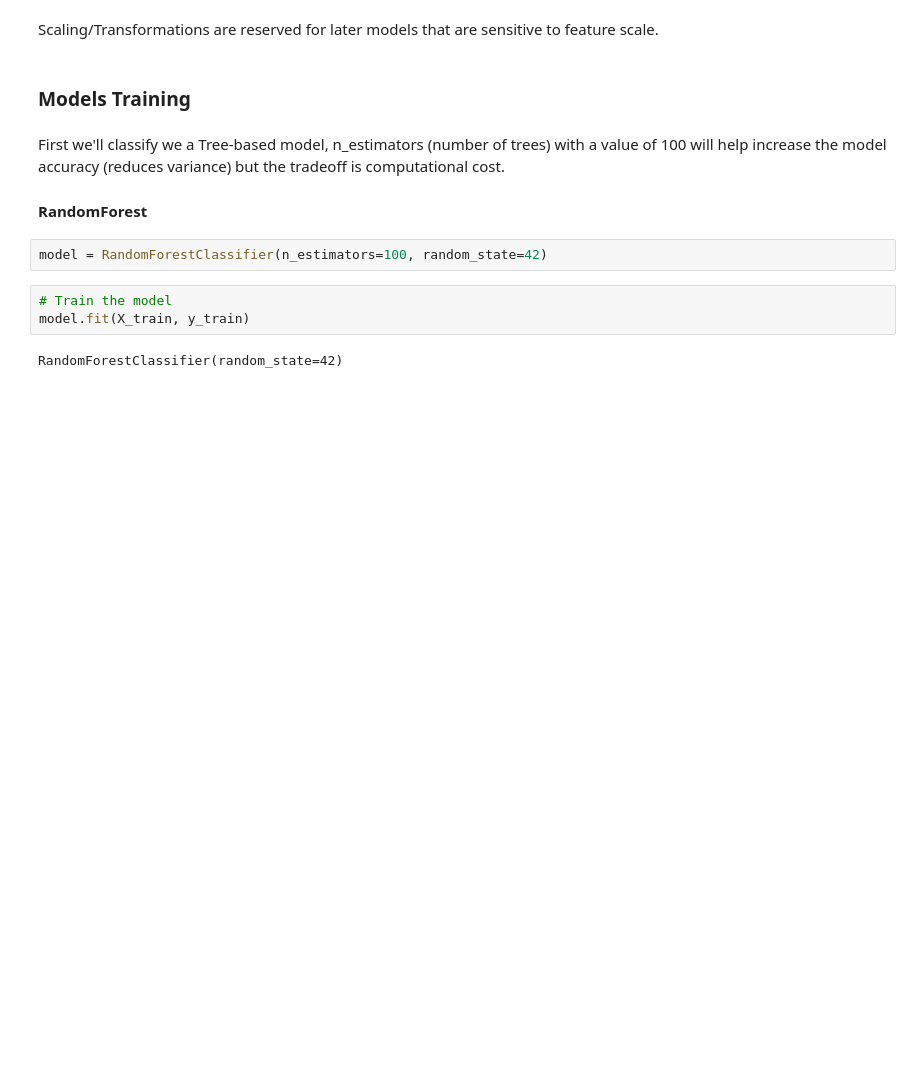
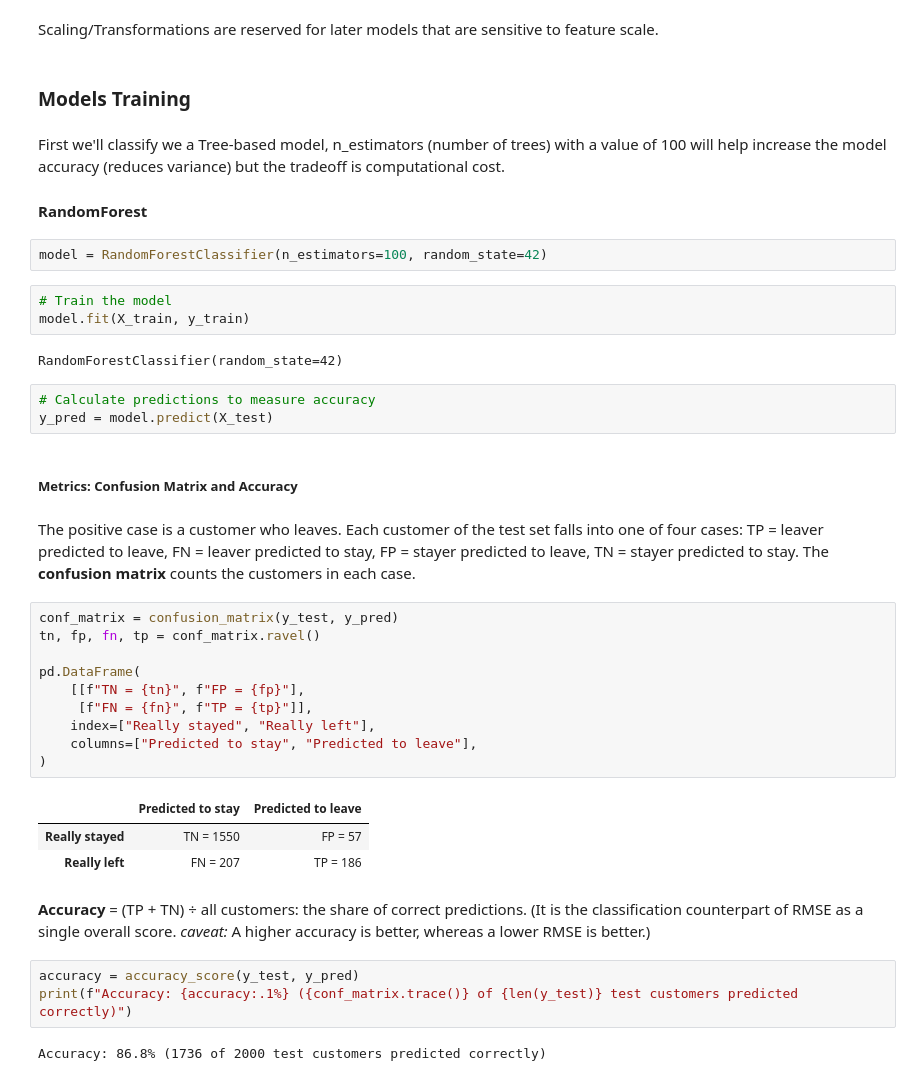
Before and after one commit to jmb-python-developer/ML-02-customer-churn-prediction, a Jupyter notebook: notebooks/notebook.ipynb, the cells around one changed output. Saved outputs shown, nothing was run; the diff lists cells and outputs as text; blank space fills up the shorter version.

Commit message:
RandomForest training, metrics and conclusions done

```diff
--- a/notebooks/notebook.ipynb
+++ b/notebooks/notebook.ipynb
@@ -428,3 +414,31 @@ model = RandomForestClassifier(n_estimators=100, random_state=42)
 model.fit(X_train, y_train)
 # %% [output]
 RandomForestClassifier(random_state=42)
+# %%
+# Calculate predictions to measure accuracy
+y_pred = model.predict(X_test)
+# %% [markdown]
+##### Metrics: Confusion Matrix and Accuracy
+# %% [markdown]
+The positive case is a customer who leaves. Each customer of the test set falls into one of four cases: TP = leaver predicted to leave, FN = leaver predicted to stay, FP = stayer predicted to leave, TN = stayer predicted to stay. The **confusion matrix** counts the customers in each case.
+# %%
+conf_matrix = confusion_matrix(y_test, y_pred)
+tn, fp, fn, tp = conf_matrix.ravel()
+
+pd.DataFrame(
+    [[f"TN = {tn}", f"FP = {fp}"],
+     [f"FN = {fn}", f"TP = {tp}"]],
+    index=["Really stayed", "Really left"],
+    columns=["Predicted to stay", "Predicted to leave"],
+)
+# %% [output]
+|  | Predicted to stay | Predicted to leave |
+| Really stayed | TN = 1550 | FP = 57 |
+| Really left | FN = 207 | TP = 186 |
+# %% [markdown]
+**Accuracy** = (TP + TN) ÷ all customers: the share of correct predictions. (It is the classification counterpart of RMSE as a single overall score. _caveat:_ A higher accuracy is better, whereas a lower RMSE is better.)
+# %%
+accuracy = accuracy_score(y_test, y_pred)
+print(f"Accuracy: {accuracy:.1%} ({conf_matrix.trace()} of {len(y_test)} test customers predicted correctly)")
+# %% [output]
+Accuracy: 86.8% (1736 of 2000 test customers predicted correctly)
```
Also changed, not shown: parts of 6 cells of this notebook.
